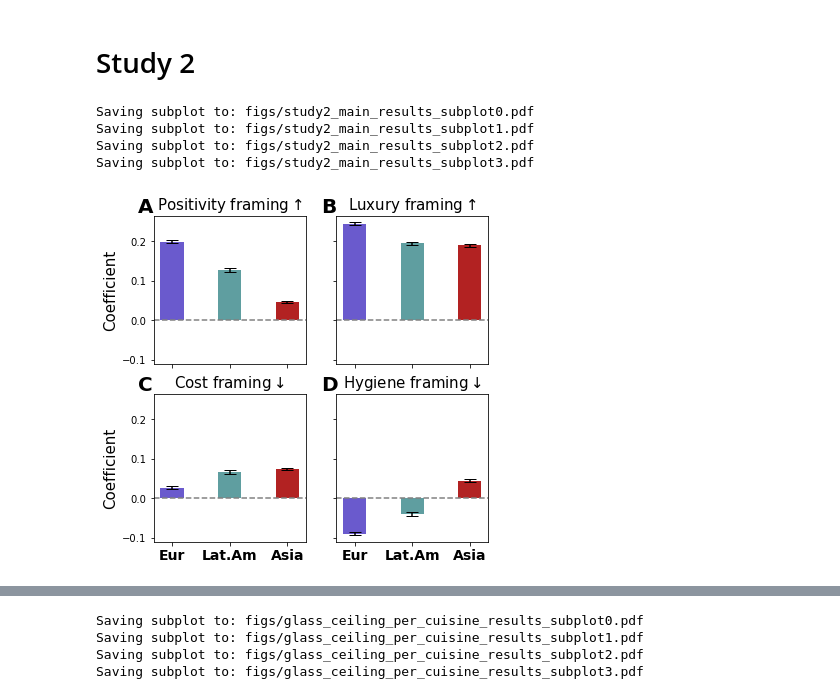
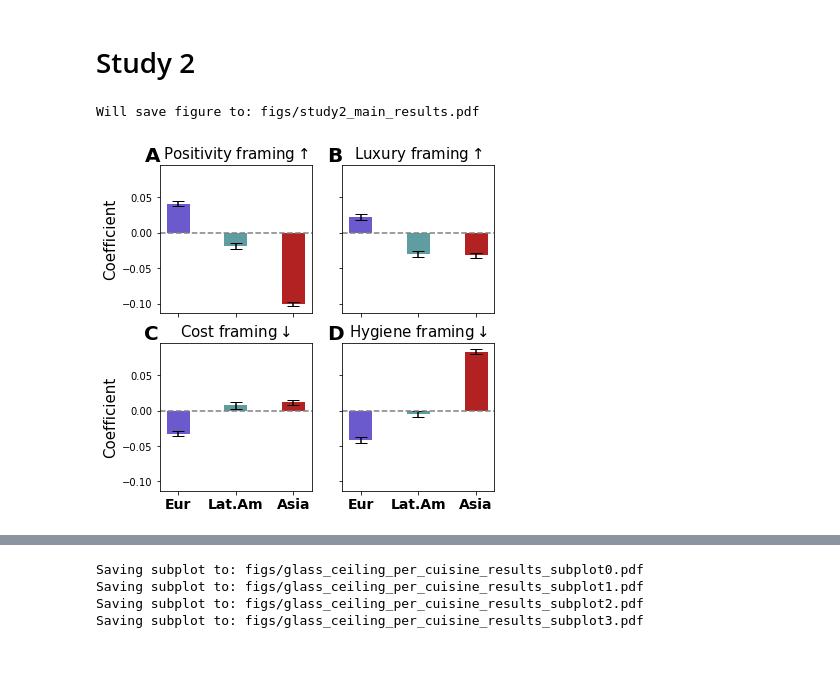
Before and after one commit to yiweiluo/immigrant-food-framing, a Jupyter notebook: 2_DATA_ANALYSIS/plotting.ipynb, the cells around one changed output, grey strips where cells are left out. Cells and saved outputs as stored; diff of their text form; code cells hidden in the pictures; blank space fills up the shorter version.

```diff
--- a/2_DATA_ANALYSIS/plotting.ipynb
+++ b/2_DATA_ANALYSIS/plotting.ipynb
@@ -15,6 +17,6 @@ FIGURES_DIR = 'figs'
 # %%
-def fetch_results(dep_var, level, covars=False, exclude_neg=True, glass_ceiling=False, user_controlled=False,
-                  top_removed=False):
+def fetch_results(dep_var, level, covars=False, glass_ceiling=False, user_controlled=False,
+                  top_removed=False, cajun_creole_removed=False):
     """
     @param dep_var: the dependent variable regression to fetch
     @param level: `macro`, `region`, or `cuisine`
@@ -29,11 +31,13 @@ def fetch_results(dep_var, level, covars=False, exclude_neg=True, glass_ceiling=
     if covars:
         savename = f"{savename}_covars"
     if glass_ceiling:
-        savename = f"glass_ceil_{savename}"
+        savename = f"glass_ceiling_{savename}"
     if user_controlled:
         savename = f"user_cont_{savename}"
     if top_removed:
         savename = f"top_removed_{savename}"
+    if cajun_creole_removed:
+        savename = f"cajun-creole_removed_{savename}"
 
     res = pd.read_csv(os.path.join(RESULTS_DIR, savename+".csv"), index_col=0)
 
@@ -282,7 +286,7 @@ for ax_ix,dep_var in enumerate(dep_vars_to_plot):
     if ax_ix < 2:
         ax.set_ylim(-.07,.07)
     else:
-        ax.set_ylim(-.17,.17)
+        ax.set_ylim(-.21,.21)
 
     # Plot coefficients
     ax.scatter([coeff2x_val[dep_var][x] for x in region_coeff_ticks],
@@ -333,12 +336,12 @@ FileNotFoundError: [Errno 2] No such file or directory: 'results/typic_words_agg
 # %%
 # Macro-region results
-res = fetch_results('agg_exotic_words_score', 'macro', exclude_neg=True)
+res = fetch_results('exotic_words_agg_score', 'biz_macro_region')
 display(res)
 print(res['P>|t|']["C(biz_macro_region, Treatment(reference='us'))[T.non-us]"])
-res = fetch_results('agg_typic_words_score', 'macro', exclude_neg=True)
+res = fetch_results('typic_words_agg_score', 'biz_macro_region')
 display(res)
 print(res['P>|t|']["C(biz_macro_region, Treatment(reference='us'))[T.non-us]"])
-res = fetch_results('agg_auth_words_score', 'macro', exclude_neg=True)
+res = fetch_results('auth_words_agg_score', 'biz_macro_region')
 display(res)
 print(res['P>|t|']["C(biz_macro_region, Treatment(reference='us'))[T.non-us]"])
 # %% [output]
@@ -917,12 +975,12 @@ Saving subplot to: figs/study1_user_cont_results_subplot2.pdf
 
 fig_name = 'study2_main_results' # set name without file extension
 assert type(fig_name) == str
-# print("Will save figure to:", os.path.join(FIGURES_DIR, f"{fig_name}.pdf"))
+print("Will save figure to:", os.path.join(FIGURES_DIR, f"{fig_name}.pdf"))
 
-dep_vars_to_plot = ['agg_filtered_liwc_posemo_score',
-                    'agg_luxury_words_score',
-                    'agg_cheapness_words_score',
-                    'agg_hygiene_words_score']
+dep_vars_to_plot = ['filtered_liwc_posemo_agg_score',
+                    'luxury_words_agg_score',
+                    'cheapness_words_agg_score',
+                    'hygiene_words_agg_score']
 
 fig, axs = plt.subplots(2,2,figsize=(6,6),sharey=True,sharex=True)
 
@@ -932,49 +990,46 @@ pretty_region_coeff_ticks = ['Eur','Lat.Am','Asia']
 for ax_ix,dep_var in enumerate(dep_vars_to_plot):
 
     # get results from .csvs
-    res = fetch_results(dep_var, 'region', exclude_neg=True)
-    covar_res = fetch_results(dep_var, 'region', covars=True, exclude_neg=True)
-    per_region_coeffs = get_abs_coeffs(res, per_cuisine=False)
-    per_region_errs = get_abs_errs(res, covar_res, per_cuisine=False)
+    res = fetch_results(dep_var, 'biz_cuisine_region')
+    covar_res = fetch_results(dep_var, 'biz_cuisine_region', covars=True)
+    per_region_coeffs = get_abs_coeffs(res, ref='europe', per_cuisine=False)
+    per_region_errs = get_abs_errs(res, covar_res, ref='europe', per_cuisine=False)
 
     # Overall parameters
     ax = axs[int(ax_ix/2)][ax_ix%2]
     ax.axhline(y=0, color="gray", linestyle="--")
     ax.set_xticks(range(len(region_coeff_ticks)))
     ax.set_xticklabels(pretty_region_coeff_ticks, fontweight='bold', fontsize=14)
 
     # Plot coefficients
     ax.bar(range(len(region_coeff_ticks)),
            [per_region_coeffs[x] for x in region_coeff_ticks],
            width=0.4,
            yerr=[2*per_region_errs[x] for x in region_coeff_ticks],
            capsize=6,
            color=[cont2color[x] for x in region_coeff_ticks],
            zorder=1)
 
     # Add titles
     if ax_ix < 2:
         ax.set_title(f"{prettify_dep_var(dep_var)} framing"+r'$\uparrow$',fontsize=15)
     else:
         ax.set_title(f"{prettify_dep_var(dep_var)} framing"+r'$\downarrow$',fontsize=15)
     ax.text(-0.1, 1.02, string.ascii_uppercase[ax_ix], transform=ax.transAxes,
             size=20, weight='bold')
 
     if ax_ix % 2 == 0:
         ax.set_ylabel("Coefficient", fontsize=15)
 
-    # Save just the portion _inside_ the second axis's boundaries
-    extent = full_extent(ax).transformed(fig.dpi_scale_trans.inverted())
-    # Alternatively,
-    # extent = ax.get_tightbbox(fig.canvas.renderer).transformed(fig.dpi_scale_trans.inverted())
-    print("Saving subplot to:", os.path.join(FIGURES_DIR, f"{fig_name}_subplot{ax_ix}.pdf"))
-    fig.savefig(os.path.join(FIGURES_DIR, f"{fig_name}_subplot{ax_ix}.pdf"), bbox_inches=extent)
+#     # Save just the portion _inside_ the second axis's boundaries
+#     extent = full_extent(ax).transformed(fig.dpi_scale_trans.inverted())
+#     # Alternatively,
+#     # extent = ax.get_tightbbox(fig.canvas.renderer).transformed(fig.dpi_scale_trans.inverted())
+#     print("Saving subplot to:", os.path.join(FIGURES_DIR, f"{fig_name}_subplot{ax_ix}.pdf"))
+#     fig.savefig(os.path.join(FIGURES_DIR, f"{fig_name}_subplot{ax_ix}.pdf"), bbox_inches=extent)
 
-# plt.savefig(os.path.join(FIGURES_DIR, f"{fig_name}.pdf"),bbox_inches="tight")
+plt.savefig(os.path.join(FIGURES_DIR, f"{fig_name}.pdf"),bbox_inches="tight")
 plt.show()
 # %% [output]
-Saving subplot to: figs/study2_main_results_subplot0.pdf
-Saving subplot to: figs/study2_main_results_subplot1.pdf
-Saving subplot to: figs/study2_main_results_subplot2.pdf
-Saving subplot to: figs/study2_main_results_subplot3.pdf
+Will save figure to: figs/study2_main_results.pdf
-[figure, old version]
+[figure, new version]
```
Also changed, not shown: parts of 18 cells of this notebook.
